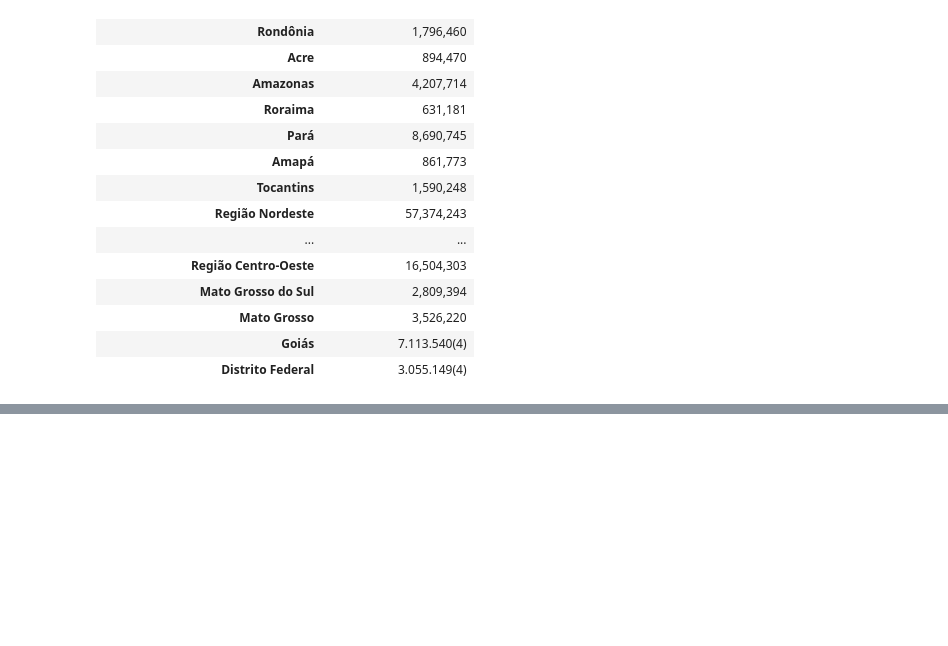
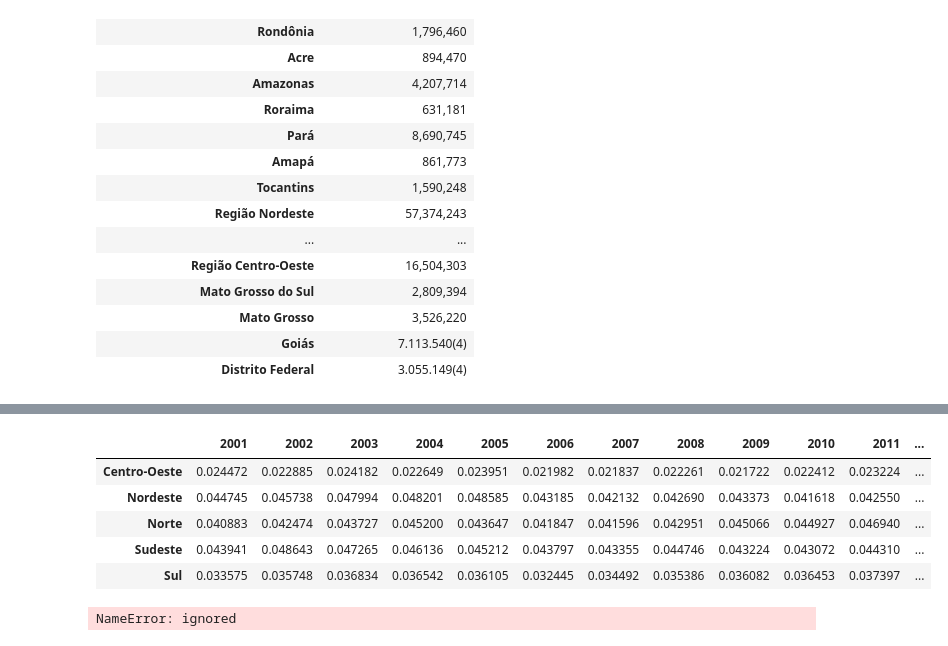
Before and after one commit to IgorQuaresma/-bootcamp_alura_projetos, a Jupyter notebook: bootcamp_alura_projeto1.ipynb, the cells around one changed output, grey strips where cells are left out. Saved outputs shown, nothing was run; the diff lists cells and outputs as text; code cells hidden in the pictures; blank space fills up the shorter version.

```diff
--- a/bootcamp_alura_projeto1.ipynb
+++ b/bootcamp_alura_projeto1.ipynb
@@ -137,0 +188,29 @@ See the caveats in the documentation: https://pandas.pydata.org/pandas-docs/stab
+# %%
+#Normalizar os daods pela populacao
+
+agrupado_regioes_normalizado['Centro-Oeste'] = (agrupado_regioes_normalizado['Centro-Oeste'] / agrupado_regioes_normalizado['Centro-Oeste'][-1])*100
+agrupado_regioes_normalizado['Nordeste'] = (agrupado_regioes_normalizado['Nordeste'] / agrupado_regioes_normalizado['Nordeste'][-1])*100
+agrupado_regioes_normalizado['Norte'] = (agrupado_regioes_normalizado['Norte'] / agrupado_regioes_normalizado['Norte'][-1])*100
+agrupado_regioes_normalizado['Sudeste'] = (agrupado_regioes_normalizado['Sudeste'] / agrupado_regioes_normalizado['Sudeste'][-1])*100
+agrupado_regioes_normalizado['Sul'] = (agrupado_regioes_normalizado['Sul'] / agrupado_regioes_normalizado['Sul'][-1])*100
+
+#Excluir coluna Populacao estimada
+agrupado_regioes_normalizado = agrupado_regioes_normalizado.T.drop('POPULAÇÃO ESTIMADA', axis=1)
+# %%
+agrupado_regioes_normalizado
+# %% [output]
+|  | 2001 | 2002 | 2003 | 2004 | 2005 | 2006 | 2007 | 2008 | 2009 | 2010 | 2011 | ... |
+| Centro-Oeste | 0.024472 | 0.022885 | 0.024182 | 0.022649 | 0.023951 | 0.021982 | 0.021837 | 0.022261 | 0.021722 | 0.022412 | 0.023224 | ... |
+| Nordeste | 0.044745 | 0.045738 | 0.047994 | 0.048201 | 0.048585 | 0.043185 | 0.042132 | 0.042690 | 0.043373 | 0.041618 | 0.042550 | ... |
+| Norte | 0.040883 | 0.042474 | 0.043727 | 0.045200 | 0.043647 | 0.041847 | 0.041596 | 0.042951 | 0.045066 | 0.044927 | 0.046940 | ... |
+| Sudeste | 0.043941 | 0.048643 | 0.047265 | 0.046136 | 0.045212 | 0.043797 | 0.043355 | 0.044746 | 0.043224 | 0.043072 | 0.044310 | ... |
+| Sul | 0.033575 | 0.035748 | 0.036834 | 0.036542 | 0.036105 | 0.032445 | 0.034492 | 0.035386 | 0.036082 | 0.036453 | 0.037397 | ... |
+# %%
+ax = teste.T.plot(kind='bar', figsize=(20,8), width=0.8, cmap=plt.get_cmap('twilight_shifted'))
+ax.yaxis.set_major_formatter(ticker.StrMethodFormatter("{x:,.2f}"))
+ax.legend(loc="upper center", fontsize="small", bbox_to_anchor=((0.82, -0.25,0.5, 0.5)), title_fontsize=30)
+plt.rcParams.update({'font.size': 15})
+plt.title('Comparativo de número de casos de tuberculose entre as regiões brasileiras')
+plt.show()
+# %% [output]
+NameError: ignored
```
Also changed, not shown: parts of 6 cells of this notebook.
